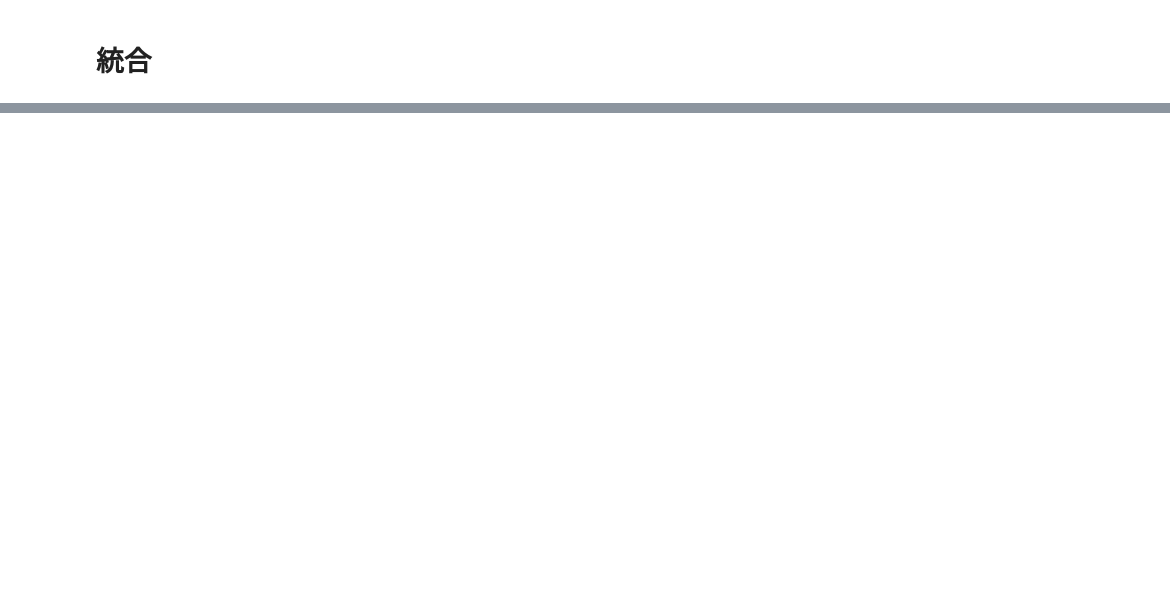
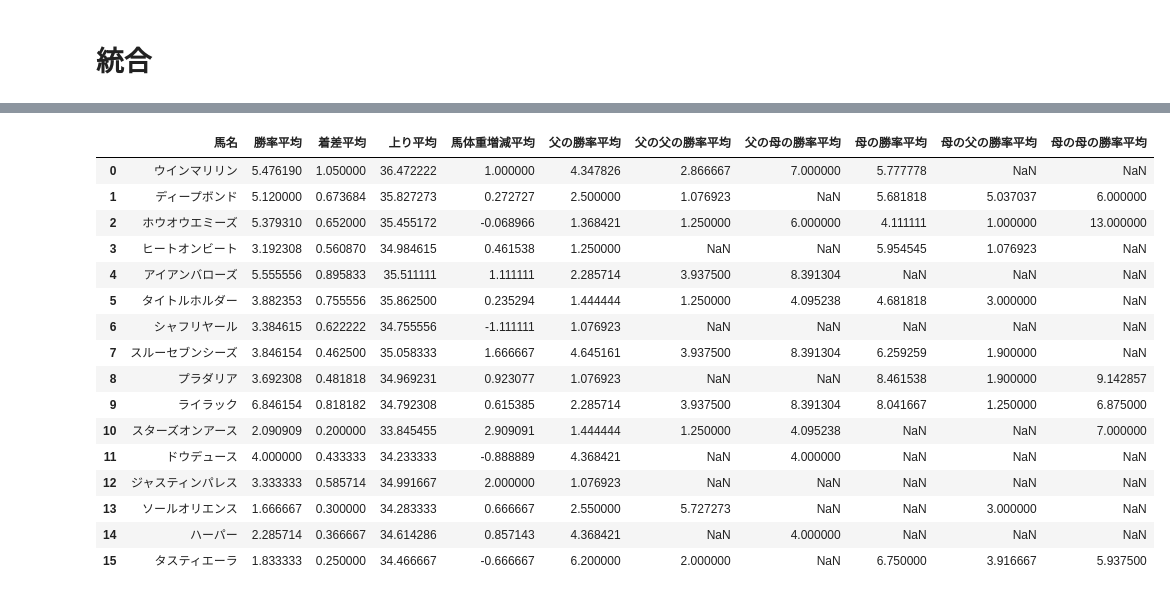
Before and after one commit to YutoMatsuda104/DSprog2, a Jupyter notebook: Keiba.ipynb, the cells around one changed output, grey strips where cells are left out. Drawn from its saved outputs; the diff is of its cells as text; code cells hidden in the pictures; blank space fills up the shorter version.

```diff
--- a/Keiba.ipynb
+++ b/Keiba.ipynb
@@ -469,0 +459,21 @@ driver.quit()
+# %%
+df = pd.DataFrame(all_data)
+df
+# %% [output]
+|  | 馬名 | 勝率平均 | 着差平均 | 上り平均 | 馬体重増減平均 | 父の勝率平均 | 父の父の勝率平均 | 父の母の勝率平均 | 母の勝率平均 | 母の父の勝率平均 | 母の母の勝率平均 |
+| 0 | ウインマリリン | 5.476190 | 1.050000 | 36.472222 | 1.000000 | 4.347826 | 2.866667 | 7.000000 | 5.777778 | NaN | NaN |
+| 1 | ディープボンド | 5.120000 | 0.673684 | 35.827273 | 0.272727 | 2.500000 | 1.076923 | NaN | 5.681818 | 5.037037 | 6.000000 |
+| 2 | ホウオウエミーズ | 5.379310 | 0.652000 | 35.455172 | -0.068966 | 1.368421 | 1.250000 | 6.000000 | 4.111111 | 1.000000 | 13.000000 |
+| 3 | ヒートオンビート | 3.192308 | 0.560870 | 34.984615 | 0.461538 | 1.250000 | NaN | NaN | 5.954545 | 1.076923 | NaN |
+| 4 | アイアンバローズ | 5.555556 | 0.895833 | 35.511111 | 1.111111 | 2.285714 | 3.937500 | 8.391304 | NaN | NaN | NaN |
+| 5 | タイトルホルダー | 3.882353 | 0.755556 | 35.862500 | 0.235294 | 1.444444 | 1.250000 | 4.095238 | 4.681818 | 3.000000 | NaN |
+| 6 | シャフリヤール | 3.384615 | 0.622222 | 34.755556 | -1.111111 | 1.076923 | NaN | NaN | NaN | NaN | NaN |
+| 7 | スルーセブンシーズ | 3.846154 | 0.462500 | 35.058333 | 1.666667 | 4.645161 | 3.937500 | 8.391304 | 6.259259 | 1.900000 | NaN |
+| 8 | プラダリア | 3.692308 | 0.481818 | 34.969231 | 0.923077 | 1.076923 | NaN | NaN | 8.461538 | 1.900000 | 9.142857 |
+| 9 | ライラック | 6.846154 | 0.818182 | 34.792308 | 0.615385 | 2.285714 | 3.937500 | 8.391304 | 8.041667 | 1.250000 | 6.875000 |
+| 10 | スターズオンアース | 2.090909 | 0.200000 | 33.845455 | 2.909091 | 1.444444 | 1.250000 | 4.095238 | NaN | NaN | 7.000000 |
+| 11 | ドウデュース | 4.000000 | 0.433333 | 34.233333 | -0.888889 | 4.368421 | NaN | 4.000000 | NaN | NaN | NaN |
+| 12 | ジャスティンパレス | 3.333333 | 0.585714 | 34.991667 | 2.000000 | 1.076923 | NaN | NaN | NaN | NaN | NaN |
+| 13 | ソールオリエンス | 1.666667 | 0.300000 | 34.283333 | 0.666667 | 2.550000 | 5.727273 | NaN | NaN | 3.000000 | NaN |
+| 14 | ハーパー | 2.285714 | 0.366667 | 34.614286 | 0.857143 | 4.368421 | NaN | 4.000000 | NaN | NaN | NaN |
+| 15 | タスティエーラ | 1.833333 | 0.250000 | 34.466667 | -0.666667 | 6.200000 | 2.000000 | NaN | 6.750000 | 3.916667 | 5.937500 |
```
Also changed, not shown: parts of 10 cells of this notebook, 2 other files.
